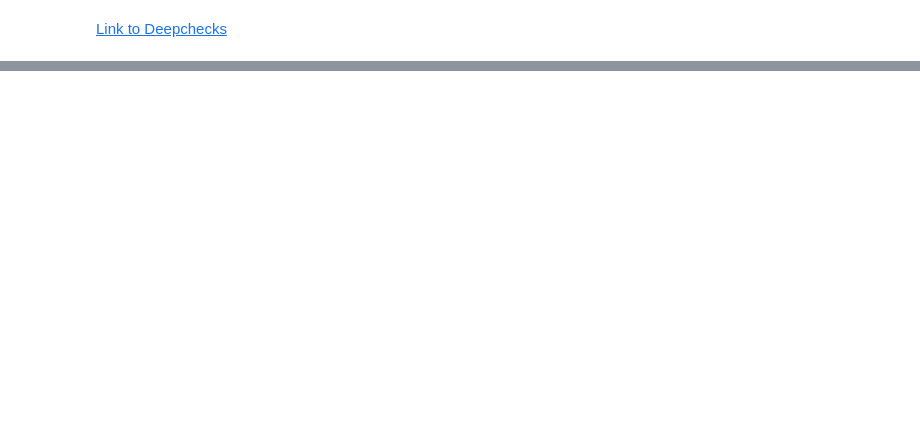
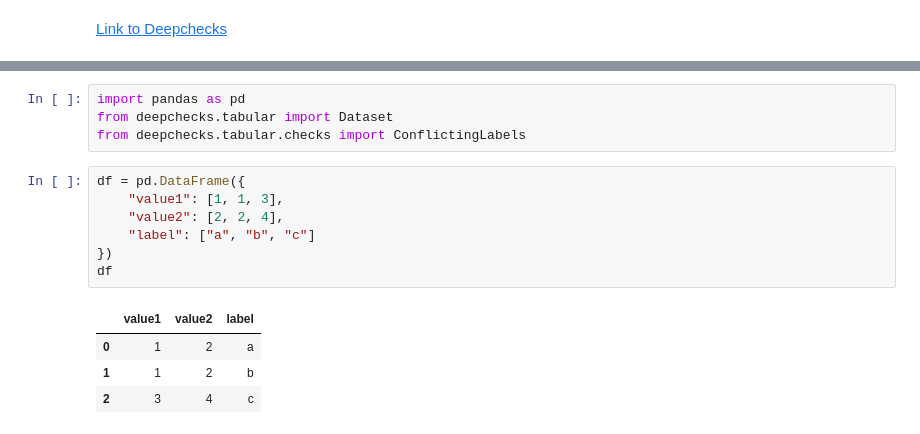
Before and after one commit to khuyentran1401/Efficient_Python_tricks_and_tools_for_data_scientists, a Jupyter notebook: Chapter5/testing.ipynb, the cells around one changed output, grey strips where cells are left out. Saved outputs shown, nothing was run; the diff lists cells and outputs as text; blank space fills up the shorter version.

Commit message:
add checking conflicting labels

```diff
--- a/Chapter5/testing.ipynb
+++ b/Chapter5/testing.ipynb
@@ -679,0 +688,16 @@ Additional Outputs
+# %%
+import pandas as pd
+from deepchecks.tabular import Dataset
+from deepchecks.tabular.checks import ConflictingLabels
+# %%
+df = pd.DataFrame({
+    "value1": [1, 1, 3],
+    "value2": [2, 2, 4],
+    "label": ["a", "b", "c"]
+})
+df
+# %% [output]
+|  | value1 | value2 | label |
+| 0 | 1 | 2 | a |
+| 1 | 1 | 2 | b |
+| 2 | 3 | 4 | c |
```
Also changed, not shown: parts of 3 cells of this notebook, 2 other files.
